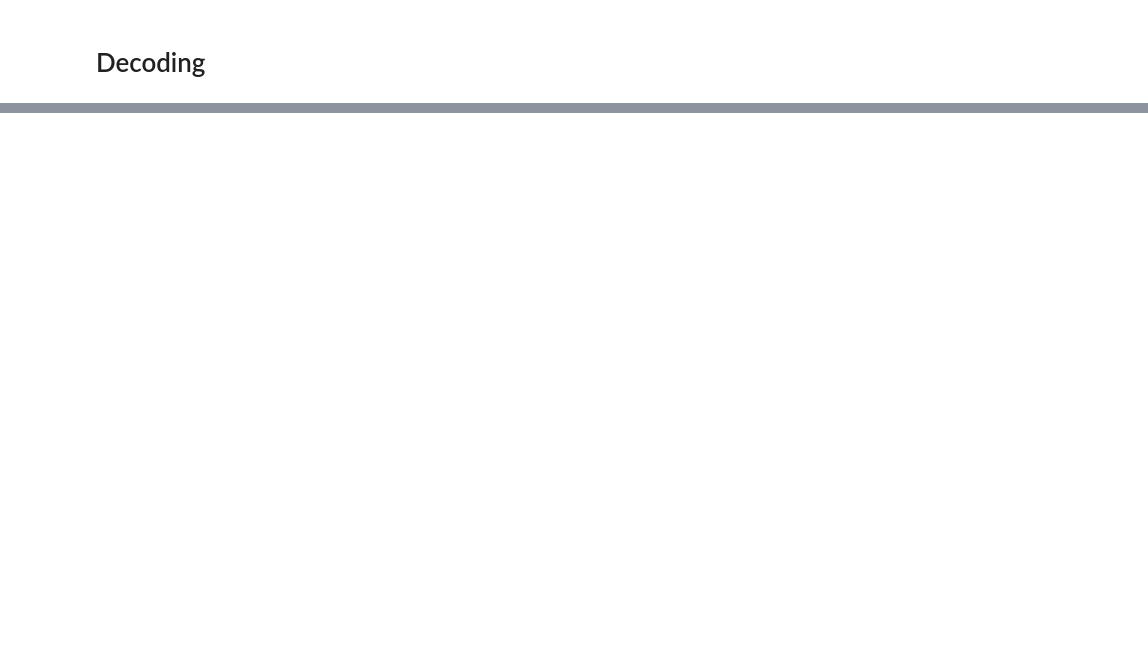
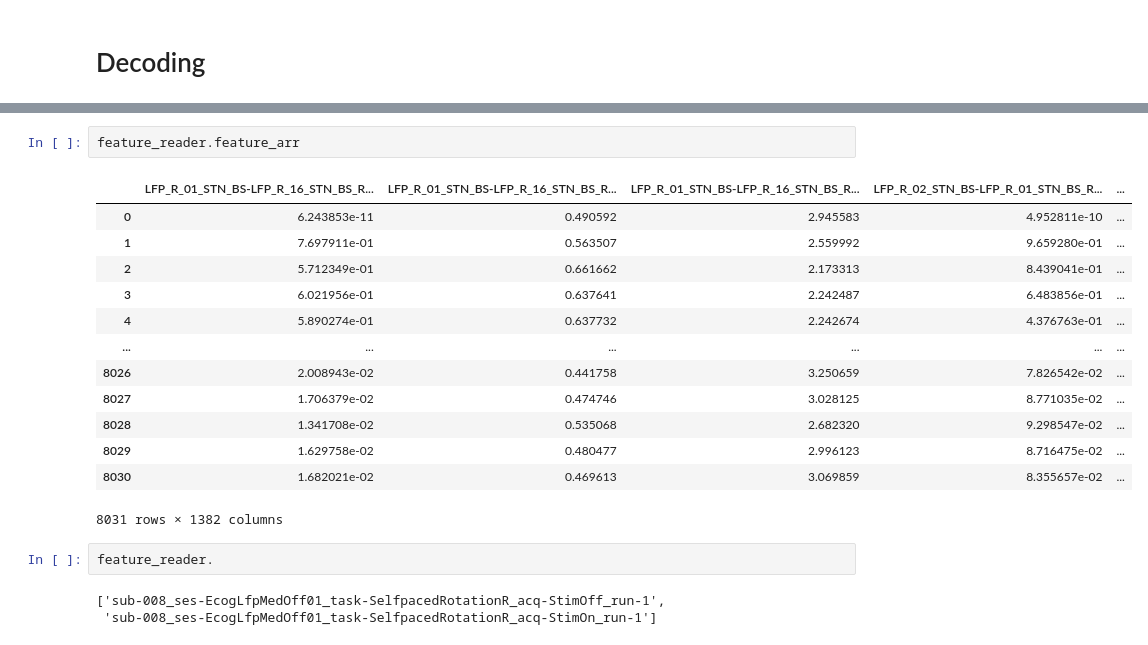
Before and after one commit to richardkoehler/py_neuromodulation, a Jupyter notebook: examples/example_decodingML.ipynb, the cells around one changed output, grey strips where cells are left out. Cells and saved outputs as stored; diff of their text form; blank space fills up the shorter version.

```diff
--- a/examples/example_decodingML.ipynb
+++ b/examples/example_decodingML.ipynb
@@ -180,0 +299,21 @@ df_per
+# %%
+feature_reader.feature_arr
+# %% [output]
+|  | LFP_R_01_STN_BS-LFP_R_16_STN_BS_R... | LFP_R_01_STN_BS-LFP_R_16_STN_BS_R... | LFP_R_01_STN_BS-LFP_R_16_STN_BS_R... | LFP_R_02_STN_BS-LFP_R_01_STN_BS_R... | ... |
+| 0 | 6.243853e-11 | 0.490592 | 2.945583 | 4.952811e-10 | ... |
+| 1 | 7.697911e-01 | 0.563507 | 2.559992 | 9.659280e-01 | ... |
+| 2 | 5.712349e-01 | 0.661662 | 2.173313 | 8.439041e-01 | ... |
+| 3 | 6.021956e-01 | 0.637641 | 2.242487 | 6.483856e-01 | ... |
+| 4 | 5.890274e-01 | 0.637732 | 2.242674 | 4.376763e-01 | ... |
+| ... | ... | ... | ... | ... | ... |
+| 8026 | 2.008943e-02 | 0.441758 | 3.250659 | 7.826542e-02 | ... |
+| 8027 | 1.706379e-02 | 0.474746 | 3.028125 | 8.771035e-02 | ... |
+| 8028 | 1.341708e-02 | 0.535068 | 2.682320 | 9.298547e-02 | ... |
+| 8029 | 1.629758e-02 | 0.480477 | 2.996123 | 8.716475e-02 | ... |
+| 8030 | 1.682021e-02 | 0.469613 | 3.069859 | 8.355657e-02 | ... |
+8031 rows × 1382 columns
+# %%
+feature_reader.
+# %% [output]
+['sub-008_ses-EcogLfpMedOff01_task-SelfpacedRotationR_acq-StimOff_run-1',
+ 'sub-008_ses-EcogLfpMedOff01_task-SelfpacedRotationR_acq-StimOn_run-1']
```
Also changed, not shown: parts of 11 cells of this notebook.
